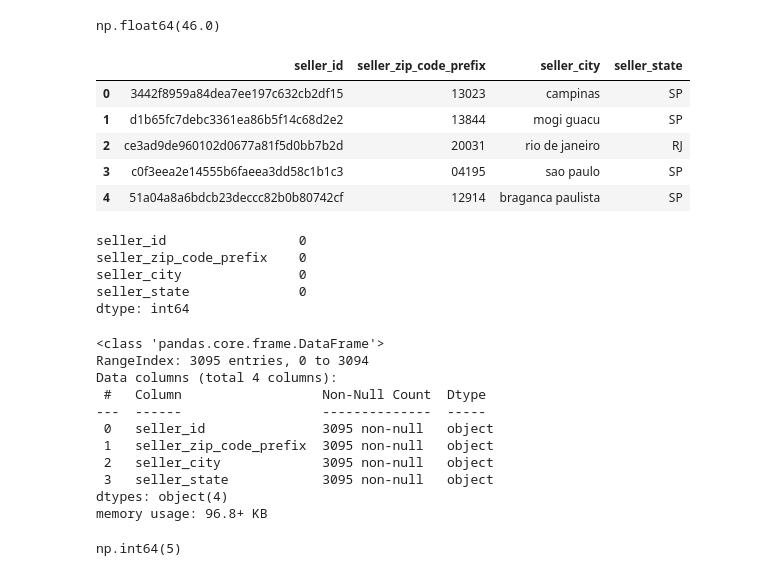
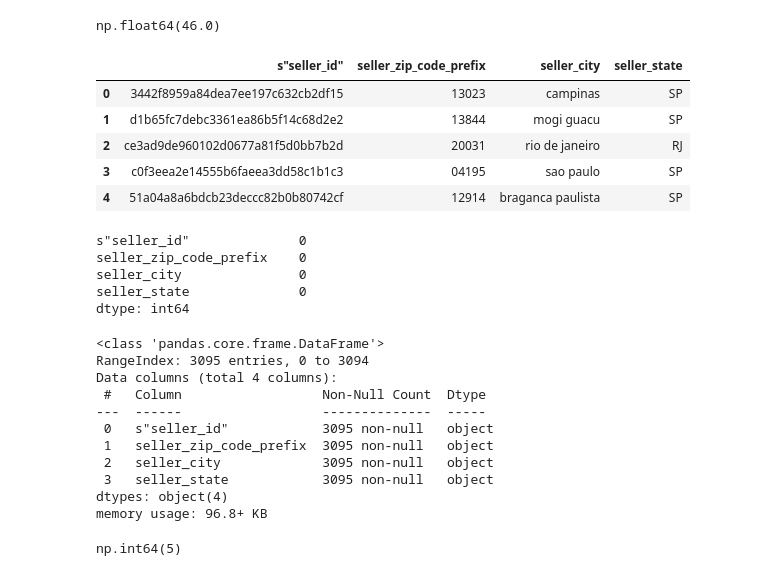
Before and after one commit to simranss/olist_cohort_retention_python, a Jupyter notebook: src/notebooks/analysis.ipynb, the cells around one changed output. Drawn from its saved outputs; the diff is of its cells as text; code cells hidden in the pictures.

```diff
--- a/src/notebooks/analysis.ipynb
+++ b/src/notebooks/analysis.ipynb
@@ -134,10 +134,10 @@ products_df['product_category_name'].str.len().max()
 # %% [output]
 np.float64(46.0)
 # %%
-sellers_df = pd.read_csv('data/olist_sellers_dataset.csv', dtype={'seller_zip_code_prefix': str})
+sellers_df = pd.read_csv('../../data/olist_sellers_dataset.csv', dtype={'seller_zip_code_prefix': str})
 sellers_df.head()
 # %% [output]
-|  | seller_id | seller_zip_code_prefix | seller_city | seller_state |
+|  | s"seller_id" | seller_zip_code_prefix | seller_city | seller_state |
 | 0 | 3442f8959a84dea7ee197c632cb2df15 | 13023 | campinas | SP |
 | 1 | d1b65fc7debc3361ea86b5f14c68d2e2 | 13844 | mogi guacu | SP |
 | 2 | ce3ad9de960102d0677a81f5d0bb7b2d | 20031 | rio de janeiro | RJ |
@@ -146,7 +146,7 @@ sellers_df.head()
 # %%
 sellers_df.isna().sum()
 # %% [output]
-seller_id                 0
+s"seller_id"              0
 seller_zip_code_prefix    0
 seller_city               0
 seller_state              0
@@ -159,7 +159,7 @@ RangeIndex: 3095 entries, 0 to 3094
 Data columns (total 4 columns):
  #   Column                  Non-Null Count  Dtype
 ---  ------                  --------------  -----
- 0   seller_id               3095 non-null   object
+ 0   s"seller_id"            3095 non-null   object
  1   seller_zip_code_prefix  3095 non-null   object
  2   seller_city             3095 non-null   object
  3   seller_state            3095 non-null   object
```
Also changed, not shown: parts of 8 cells of this notebook, 1 other file.
